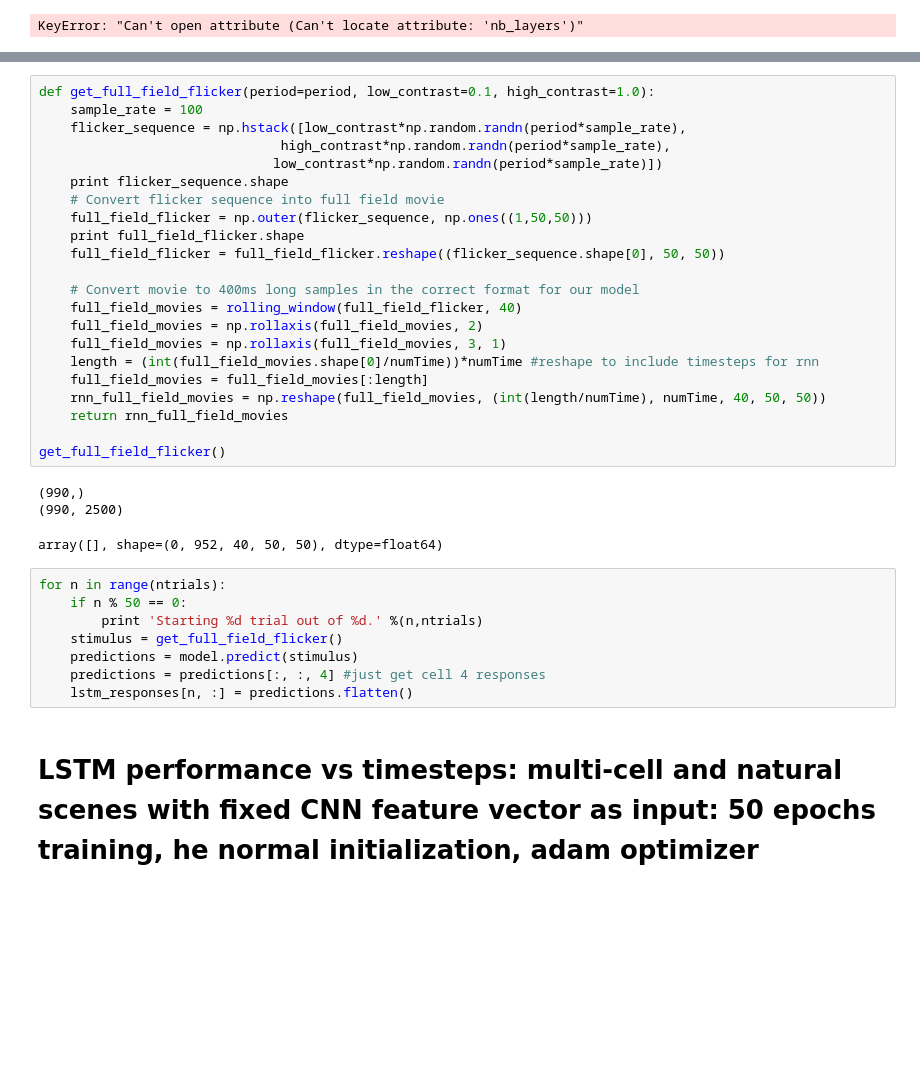
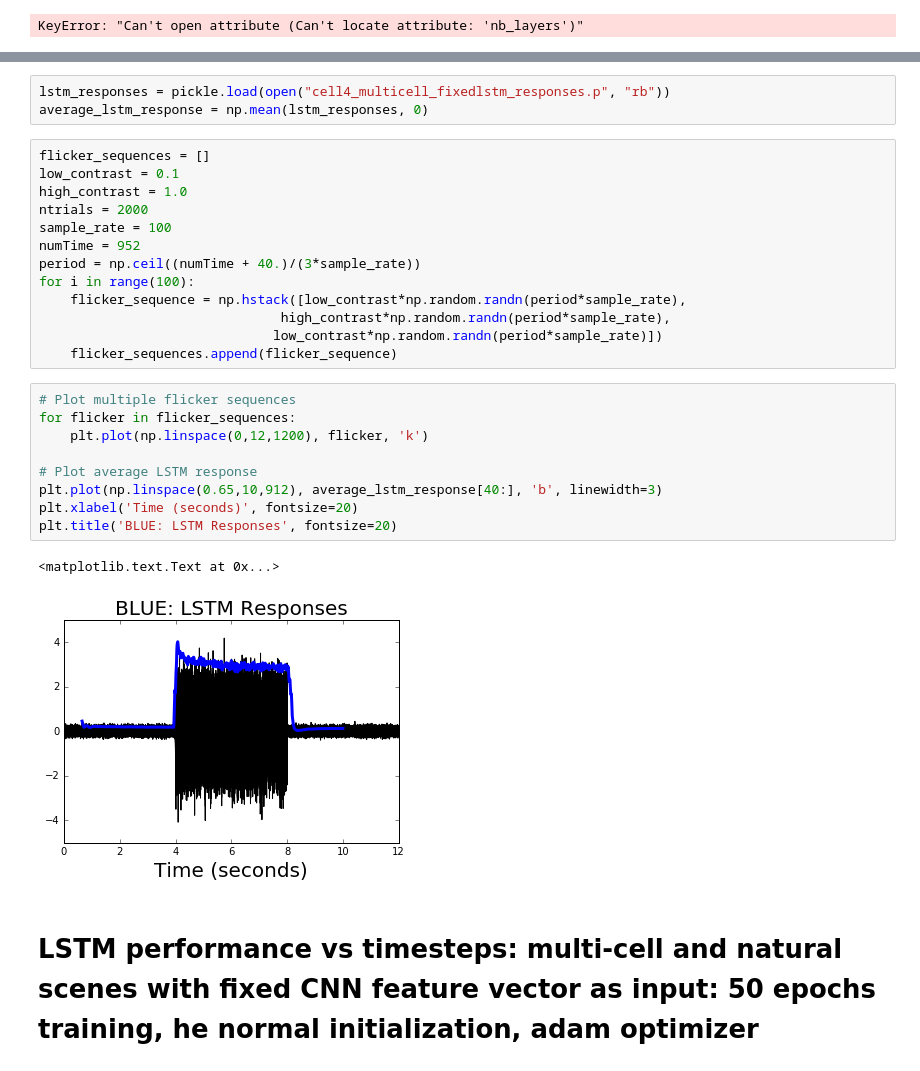
Before and after one commit to baccuslab/deep-retina, a Jupyter notebook: notebooks/LSTM_visualizations/LSTM visualizations.ipynb, the cells around one changed output, grey strips where cells are left out. Drawn from its saved outputs; the diff is of its cells as text; blank space fills up the shorter version.

Commit message:
Added fixedlstm visualizations

```diff
--- a/notebooks/LSTM_visualizations/LSTM visualizations.ipynb
+++ b/notebooks/LSTM_visualizations/LSTM visualizations.ipynb
@@ -500,37 +477,31 @@ INFO:theano.gof.compilelock:To manually release the lock, delete /Users/Aran/.th
-# %%
-def get_full_field_flicker(period=period, low_contrast=0.1, high_contrast=1.0):
-    sample_rate = 100
-    flicker_sequence = np.hstack([low_contrast*np.random.randn(period*sample_rate),
-                               high_contrast*np.random.randn(period*sample_rate),
-                              low_contrast*np.random.randn(period*sample_rate)])
-    print flicker_sequence.shape
-    # Convert flicker sequence into full field movie
-    full_field_flicker = np.outer(flicker_sequence, np.ones((1,50,50)))
-    print full_field_flicker.shape
-    full_field_flicker = full_field_flicker.reshape((flicker_sequence.shape[0], 50, 50))
-
-    # Convert movie to 400ms long samples in the correct format for our model
-    full_field_movies = rolling_window(full_field_flicker, 40)
-    full_field_movies = np.rollaxis(full_field_movies, 2)
-    full_field_movies = np.rollaxis(full_field_movies, 3, 1)
-    length = (int(full_field_movies.shape[0]/numTime))*numTime #reshape to include timesteps for rnn
-    full_field_movies = full_field_movies[:length]
-    rnn_full_field_movies = np.reshape(full_field_movies, (int(length/numTime), numTime, 40, 50, 50))
-    return rnn_full_field_movies
-
-get_full_field_flicker()
-# %% [output]
-(990,)
-(990, 2500)
-array([], shape=(0, 952, 40, 50, 50), dtype=float64)
-# %%
-for n in range(ntrials):
-    if n % 50 == 0:
-        print 'Starting %d trial out of %d.' %(n,ntrials)
-    stimulus = get_full_field_flicker()
-    predictions = model.predict(stimulus)
-    predictions = predictions[:, :, 4] #just get cell 4 responses
-    lstm_responses[n, :] = predictions.flatten()
+# %%
+lstm_responses = pickle.load(open("cell4_multicell_fixedlstm_responses.p", "rb"))
+average_lstm_response = np.mean(lstm_responses, 0)
+# %%
+flicker_sequences = []
+low_contrast = 0.1
+high_contrast = 1.0
+ntrials = 2000
+sample_rate = 100
+numTime = 952
+period = np.ceil((numTime + 40.)/(3*sample_rate))
+for i in range(100):
+    flicker_sequence = np.hstack([low_contrast*np.random.randn(period*sample_rate),
+                               high_contrast*np.random.randn(period*sample_rate),
+                              low_contrast*np.random.randn(period*sample_rate)])
+    flicker_sequences.append(flicker_sequence)
+# %%
+# Plot multiple flicker sequences
+for flicker in flicker_sequences:
+    plt.plot(np.linspace(0,12,1200), flicker, 'k')
+
+# Plot average LSTM response
+plt.plot(np.linspace(0.65,10,912), average_lstm_response[40:], 'b', linewidth=3)
+plt.xlabel('Time (seconds)', fontsize=20)
+plt.title('BLUE: LSTM Responses', fontsize=20)
+# %% [output]
+<matplotlib.text.Text at 0x...>
+[figure, added]
 # %% [markdown]
 # LSTM performance vs timesteps: multi-cell and natural scenes with fixed CNN feature vector as input: 50 epochs training, he normal initialization, adam optimizer
 # %%
```
Also changed, not shown: parts of 2 cells of this notebook, 1 other file.
